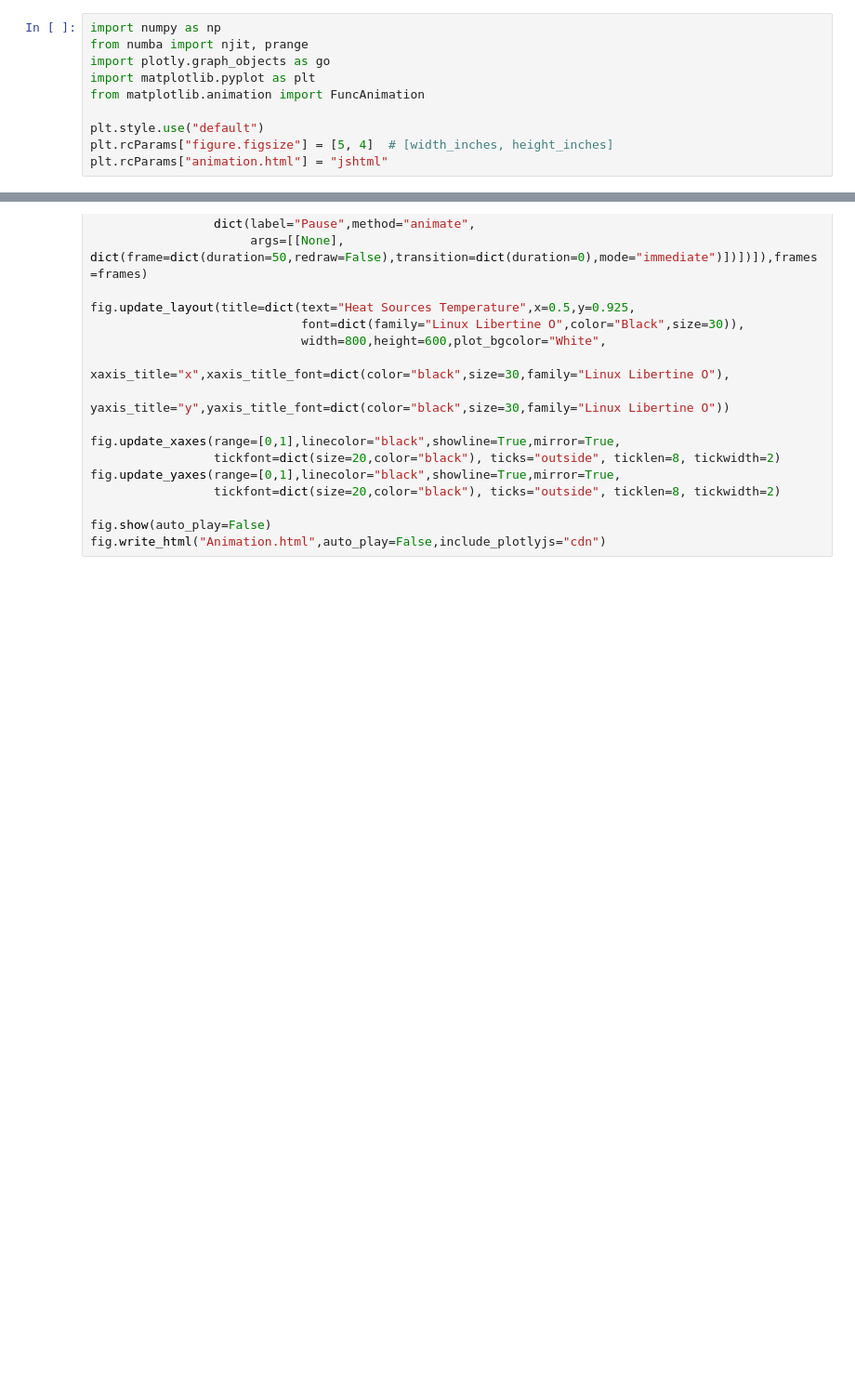
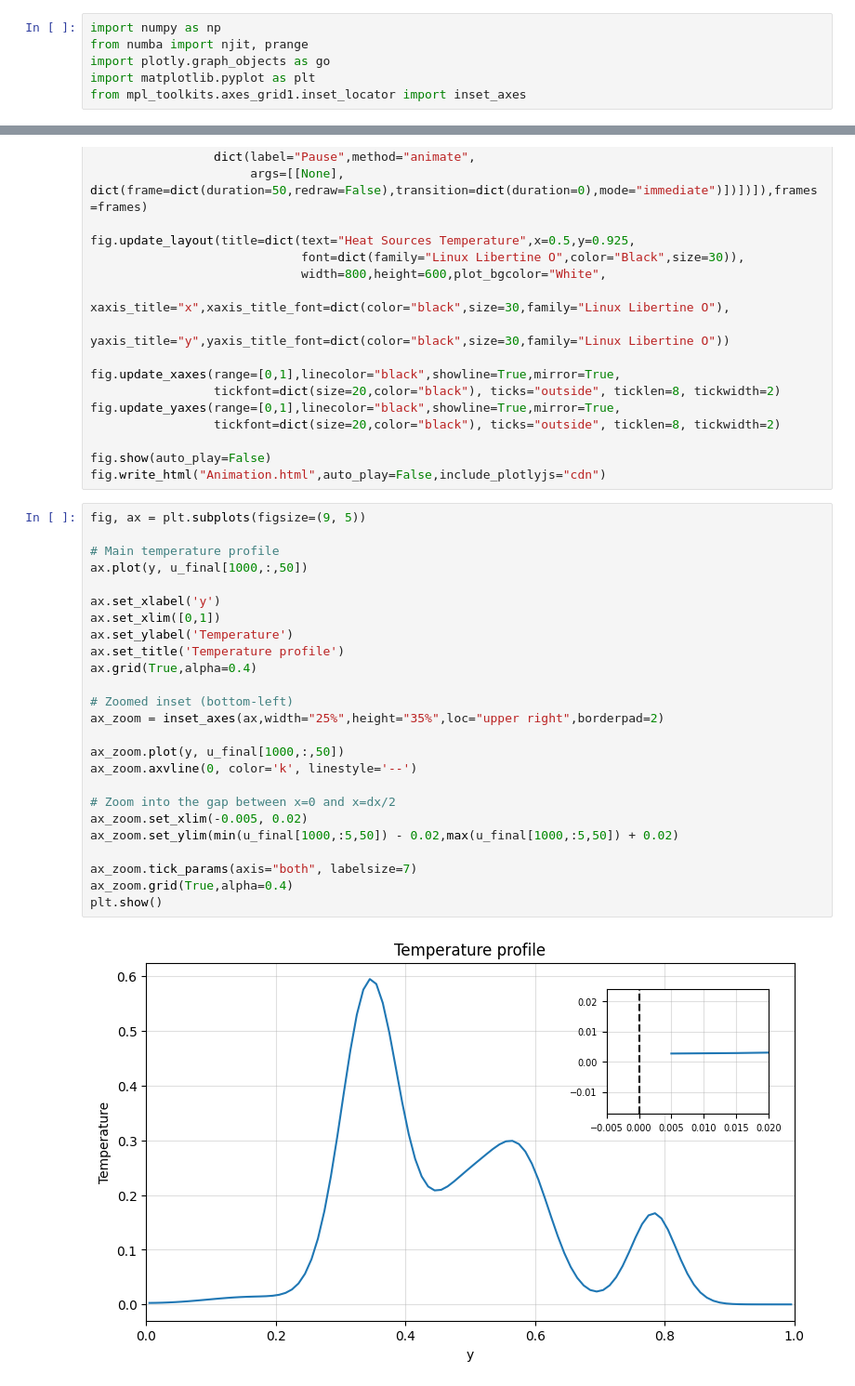
Before and after one commit to ChrisPhys97/Heat_Equation, a Jupyter notebook: stochastic-heat-equation/Multiple Source Heat Equation.ipynb, the cells around one changed output, grey strips where cells are left out. Shown at 93% size. Cells and saved outputs as stored; diff of their text form; blank space fills up the shorter version.

```diff
--- a/stochastic-heat-equation/Multiple Source Heat Equation.ipynb
+++ b/stochastic-heat-equation/Multiple Source Heat Equation.ipynb
@@ -5,11 +5,7 @@ import numpy as np
 from numba import njit, prange
 import plotly.graph_objects as go
 import matplotlib.pyplot as plt
-from matplotlib.animation import FuncAnimation
-
-plt.style.use("default")
-plt.rcParams["figure.figsize"] = [5, 4]  # [width_inches, height_inches]
-plt.rcParams["animation.html"] = "jshtml"
+from mpl_toolkits.axes_grid1.inset_locator import inset_axes
 # %% [markdown]
 
 ### Inversion Method
@@ -239,3 +235,30 @@ fig.update_yaxes(range=[0,1],linecolor="black",showline=True,mirror=True,
 
 fig.show(auto_play=False)
 fig.write_html("Animation.html",auto_play=False,include_plotlyjs="cdn")
+# %%
+fig, ax = plt.subplots(figsize=(9, 5))
+
+# Main temperature profile
+ax.plot(y, u_final[1000,:,50])
+
+ax.set_xlabel('y')
+ax.set_xlim([0,1])
+ax.set_ylabel('Temperature')
+ax.set_title('Temperature profile')
+ax.grid(True,alpha=0.4)
+
+# Zoomed inset (bottom-left)
+ax_zoom = inset_axes(ax,width="25%",height="35%",loc="upper right",borderpad=2)
+
+ax_zoom.plot(y, u_final[1000,:,50])
+ax_zoom.axvline(0, color='k', linestyle='--')
+
+# Zoom into the gap between x=0 and x=dx/2
+ax_zoom.set_xlim(-0.005, 0.02)
+ax_zoom.set_ylim(min(u_final[1000,:5,50]) - 0.02,max(u_final[1000,:5,50]) + 0.02)
+
+ax_zoom.tick_params(axis="both", labelsize=7)
+ax_zoom.grid(True,alpha=0.4)
+plt.show()
+# %% [output]
+[figure, added]
```
